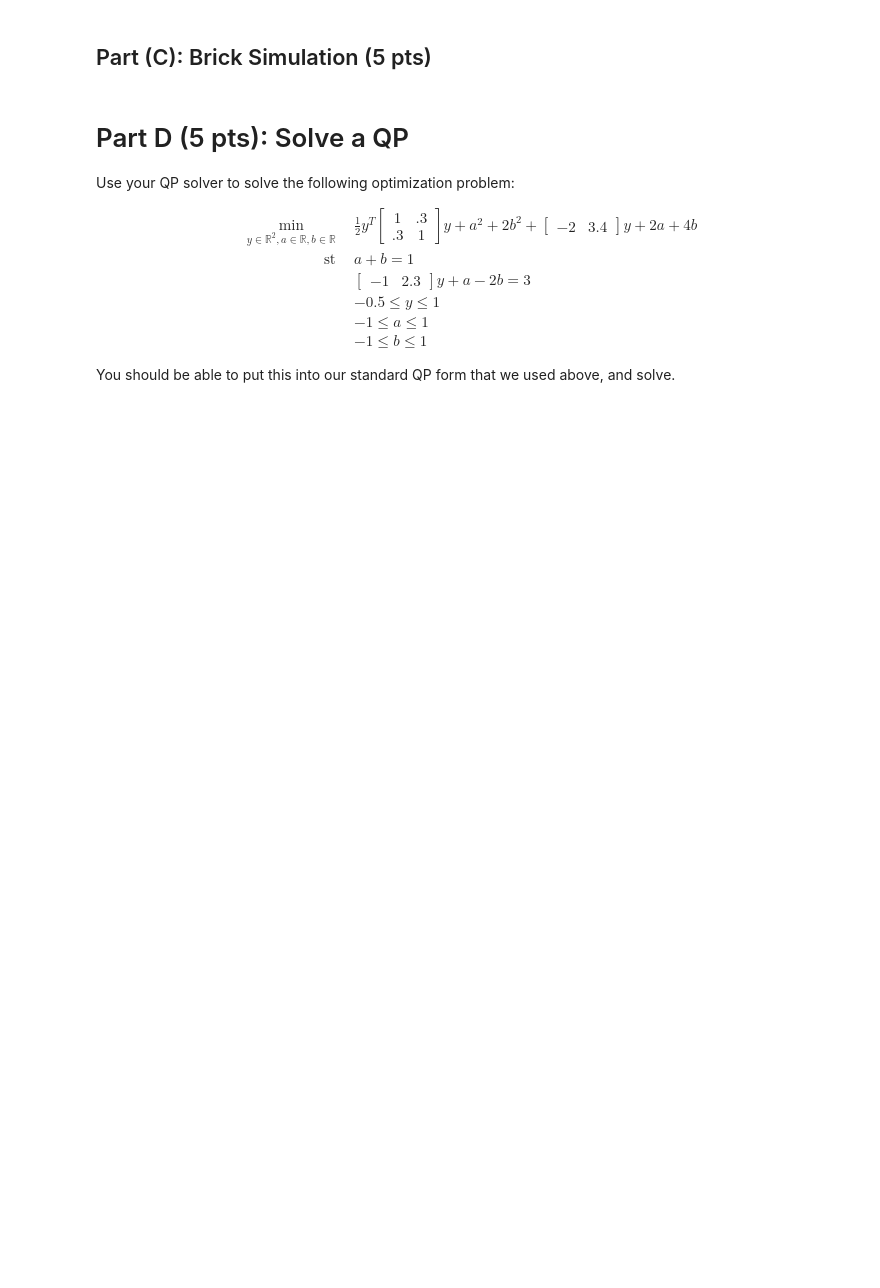
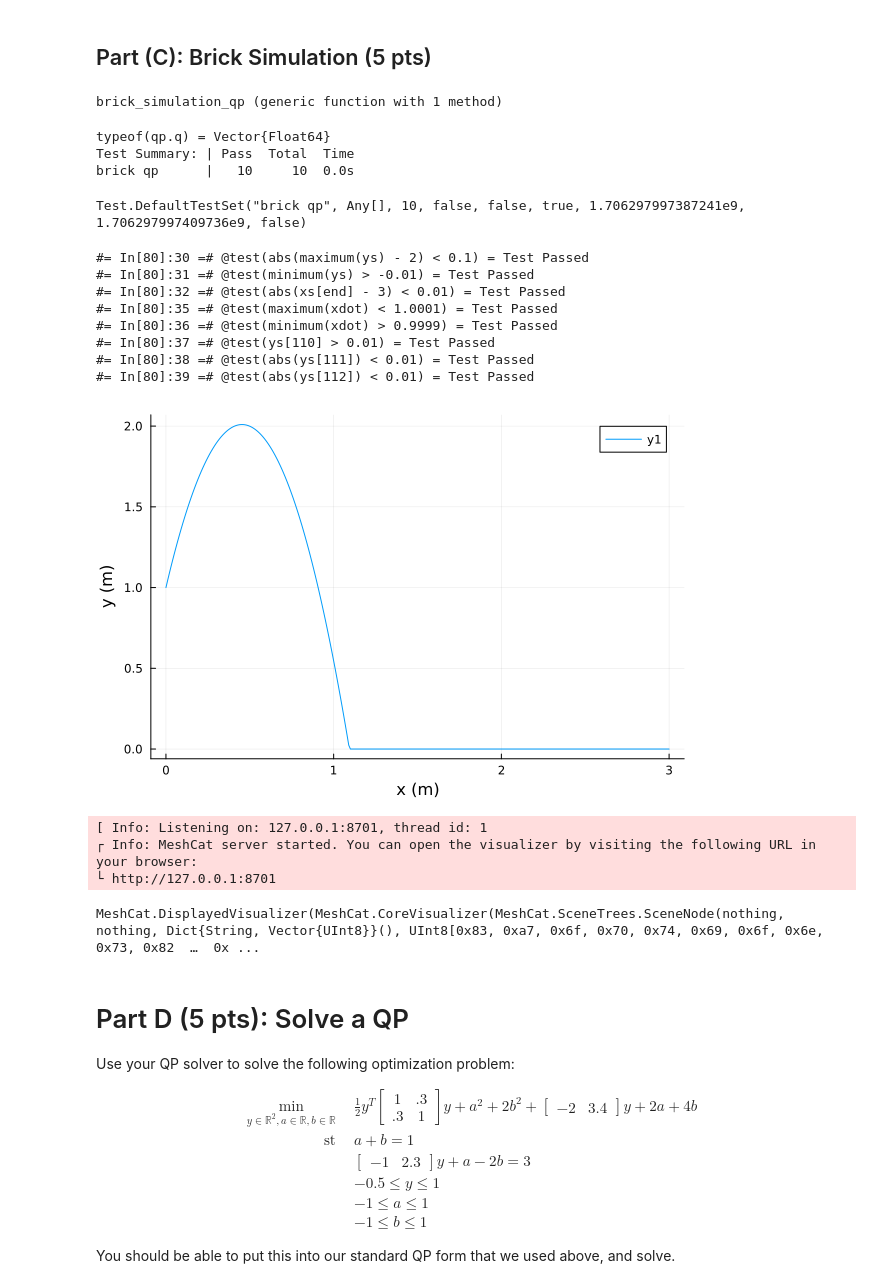
Before and after one commit to jc-bao/CMU16-745-Optimal-Control-HW, a Jupyter notebook: hw1/Q3.ipynb, the cells around one changed output. Drawn from its saved outputs; the diff is of its cells as text; code cells hidden in the pictures; blank space fills up the shorter version.

```diff
--- a/hw1/Q3.ipynb
+++ b/hw1/Q3.ipynb
@@ -236,17 +249,22 @@ function brick_simulation_qp(q, v; mass = 1.0, Δt = 0.01)
     # fill in Q, q, G, h, but leave A, b the same
     # this is because there are no equality constraints in this qp
 
+    g = [0.0; 9.81]
+    J = [0 1.0]
+
     qp = (
-        Q = zeros(2,2),
-        q = zeros(2),
+        Q = [mass 0.0; 0.0 mass],
+        q = mass * (Δt * g - v),
         A = zeros(0,2), # don't edit this
         b = zeros(0),   # don't edit this
-        G = zeros(1,2),
-        h = zeros(1)
+        G = -[0.0 Δt],
+        h = J*q,
     )
 
     return qp
 end
+# %% [output]
+brick_simulation_qp (generic function with 1 method)
 # %%
 @testset "brick qp" begin
 
@@ -256,6 +274,7 @@ end
     qp = brick_simulation_qp(q,v)
 
     # check all the types to make sure they're right
+    @show typeof(qp.q)
     qp.Q::Matrix{Float64}
     qp.q::Vector{Float64}
     qp.A::Matrix{Float64}
@@ -276,6 +295,11 @@ end
     @test abs(qp.h[1] -3) < 1e-10
 
 end
+# %% [output]
+typeof(qp.q) = Vector{Float64}
+Test Summary: | Pass  Total  Time
+brick qp      |   10     10  0.0s
+Test.DefaultTestSet("brick qp", Any[], 10, false, false, true, 1.706297997387241e9, 1.706297997409736e9, false)
 # %%
 include(joinpath(@__DIR__, "animate_brick.jl"))
 let
@@ -291,33 +315,53 @@ let
 
     qs[1] = [0, 1.0]
     vs[1] = [1, 4.5]
 
     # TODO: simulate the brick by forming and solving a qp
     # at each timestep. Your QP should solve for vs[k+1], and
     # you should use this to update qs[k+1]
+    for k = 1:N-1
+        qp = brick_simulation_qp(qs[k],vs[k])
+        v, λ, μ = solve_qp(qp; verbose = false, max_iters = 100, tol = 1e-6)
+        vs[k+1] = v
+        qs[k+1] = qs[k] + dt*v
+    end
 
 
     xs = [q[1] for q in qs]
     ys = [q[2] for q in qs]
 
     @show @test abs(maximum(ys)-2)<1e-1
     @show @test minimum(ys) > -1e-2
     @show @test abs(xs[end] - 3) < 1e-2
 
     xdot = diff(xs)/dt
     @show @test maximum(xdot) < 1.0001
     @show @test minimum(xdot) > 0.9999
     @show @test ys[110] > 1e-2
     @show @test abs(ys[111]) < 1e-2
     @show @test abs(ys[112]) < 1e-2
 
     display(plot(xs, ys, ylabel = "y (m)", xlabel = "x (m)"))
 
     animate_brick(qs)
 
 
 
 end
+# %% [output]
+#= In[80]:30 =# @test(abs(maximum(ys) - 2) < 0.1) = Test Passed
+#= In[80]:31 =# @test(minimum(ys) > -0.01) = Test Passed
+#= In[80]:32 =# @test(abs(xs[end] - 3) < 0.01) = Test Passed
+#= In[80]:35 =# @test(maximum(xdot) < 1.0001) = Test Passed
+#= In[80]:36 =# @test(minimum(xdot) > 0.9999) = Test Passed
+#= In[80]:37 =# @test(ys[110] > 0.01) = Test Passed
+#= In[80]:38 =# @test(abs(ys[111]) < 0.01) = Test Passed
+#= In[80]:39 =# @test(abs(ys[112]) < 0.01) = Test Passed
+[figure, added]
+[ Info: Listening on: 127.0.0.1:8701, thread id: 1
+┌ Info: MeshCat server started. You can open the visualizer by visiting the following URL in your browser:
+└ http://127.0.0.1:8701
+MeshCat.DisplayedVisualizer(MeshCat.CoreVisualizer(MeshCat.SceneTrees.SceneNode(nothing, nothing, Dict{String, Vector{UInt8}}(), UInt8[0x83, 0xa7, 0x6f, 0x70, 0x74, 0x69, 0x6f, 0x6e, 0x73, 0x82  …  0x ...
 # %% [markdown]
 # Part D (5 pts): Solve a QP
 
```
Also changed, not shown: parts of 3 cells of this notebook.
